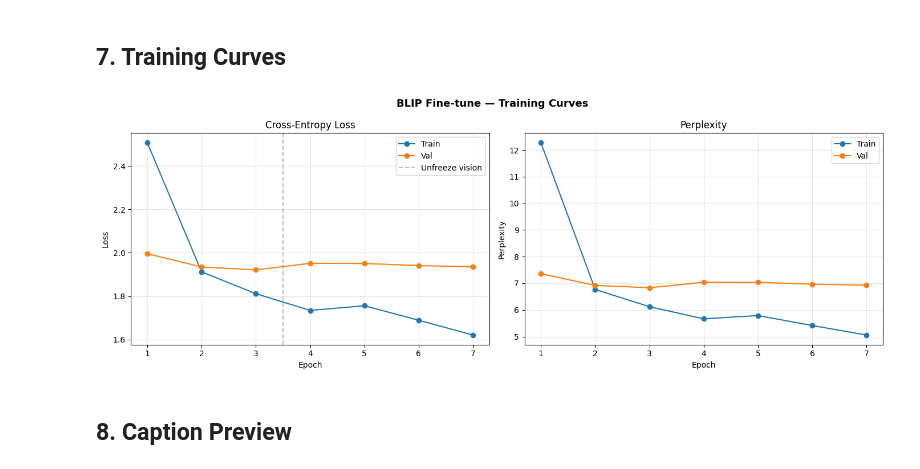
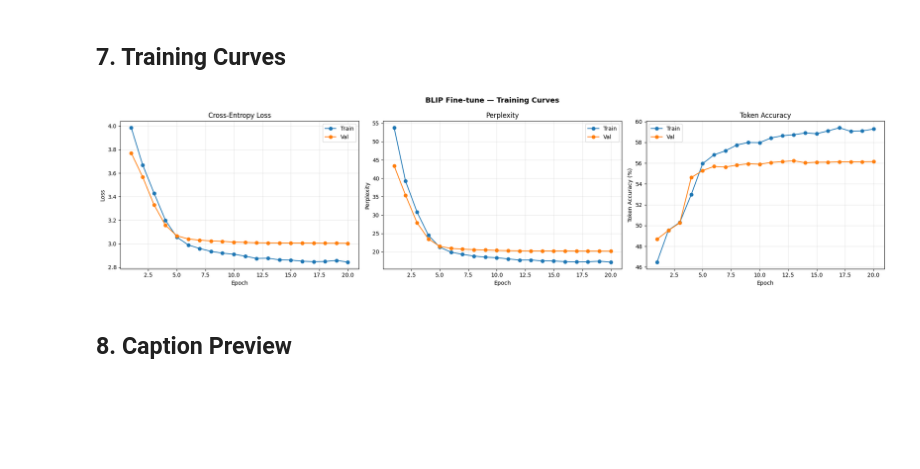
Before and after one commit to Reperi-toxi/Image-captioning, a Jupyter notebook: data-and-train.ipynb, the cells around one changed output. Cells and saved outputs as stored; diff of their text form; code cells hidden in the pictures; blank space fills up the shorter version.

```diff
--- a/data-and-train.ipynb
+++ b/data-and-train.ipynb
@@ -434,23 +399,11 @@ history = {
 best_val_loss    = float("inf")
 patience_counter = 0
 
-print(f"{'Epoch':>6}  {'Phase':>10}  {'Tr Loss':>8}  {'Tr PPL':>7}  {'Tr Acc':>7}  {'Val Loss':>8}  {'Val PPL':>8}  {'Val Acc':>8}")
-print("-" * 100)
+print(f"{'Epoch':>6}  {'Tr Loss':>8}  {'Tr PPL':>7}  {'Tr Acc':>7}  {'Val Loss':>9}  {'Val PPL':>8}  {'Val Acc':>8}  {'Time':>6}")
+print("-" * 85)
 
 for epoch in range(1, NUM_EPOCHS + 1):
     t0 = time.time()
-
-    if epoch == UNFREEZE_EPOCH:
-        # Unfreeze the entire text decoder (vision encoder stays frozen)
-        for p in model.text_decoder.parameters():
-            p.requires_grad = True
-        # Rebuild optimizer to include newly unfrozen params
-        optimizer = get_optimizer(model)
-        scheduler = torch.optim.lr_scheduler.LambdaLR(optimizer, lr_lambda)
-        trainable = sum(p.numel() for p in model.parameters() if p.requires_grad)
-        print(f"  Full decoder unfrozen — trainable params: {trainable:,}")
-
-    phase = "selective" if epoch < UNFREEZE_EPOCH else "full-dec"
 
     train_loss, train_acc = train_one_epoch(
         model, train_loader, optimizer, scheduler, scaler, DEVICE, ACCUM_STEPS
@@ -468,7 +421,7 @@ for epoch in range(1, NUM_EPOCHS + 1):
     history["train_acc"].append(train_acc)
     history["val_acc"].append(val_acc)
 
-    print(f"{epoch:>6}  {phase:>10}  {train_loss:>8.4f}  {train_ppl:>7.2f}  {train_acc:>6.2%}  "
+    print(f"{epoch:>6}  {train_loss:>8.4f}  {train_ppl:>7.2f}  {train_acc:>6.2%}  "
           f"{val_loss:>9.4f}  {val_ppl:>8.2f}  {val_acc:>7.2%}  {elapsed:>5.0f}s")
 
     if val_loss < best_val_loss:
@@ -507,27 +468,31 @@ Best val loss : 1.9216  |  Best val PPL: 6.83
 # %% [markdown]
 ## 7. Training Curves
 # %%
-epochs_ran = range(1, len(history['train_loss']) + 1)
+epochs_ran = range(1, len(history["train_loss"]) + 1)
 
-fig, axes = plt.subplots(1, 2, figsize=(14, 5))
+fig, axes = plt.subplots(1, 3, figsize=(20, 5))
 
-axes[0].plot(epochs_ran, history['train_loss'], label='Train', marker='o')
-axes[0].plot(epochs_ran, history['val_loss'],   label='Val',   marker='o')
-axes[0].axvline(x=UNFREEZE_EPOCH - 0.5, color='gray', linestyle='--', alpha=0.5, label='Unfreeze vision')
-axes[0].set_xlabel('Epoch'); axes[0].set_ylabel('Loss')
-axes[0].set_title('Cross-Entropy Loss'); axes[0].legend(); axes[0].grid(True, alpha=0.3)
+axes[0].plot(epochs_ran, history["train_loss"], label="Train", marker="o")
+axes[0].plot(epochs_ran, history["val_loss"],   label="Val",   marker="o")
+axes[0].set_xlabel("Epoch"); axes[0].set_ylabel("Loss")
+axes[0].set_title("Cross-Entropy Loss"); axes[0].legend(); axes[0].grid(True, alpha=0.3)
 
-axes[1].plot(epochs_ran, history['train_ppl'], label='Train', marker='o')
-axes[1].plot(epochs_ran, history['val_ppl'],   label='Val',   marker='o')
-axes[1].set_xlabel('Epoch'); axes[1].set_ylabel('Perplexity')
-axes[1].set_title('Perplexity'); axes[1].legend(); axes[1].grid(True, alpha=0.3)
+axes[1].plot(epochs_ran, history["train_ppl"], label="Train", marker="o")
+axes[1].plot(epochs_ran, history["val_ppl"],   label="Val",   marker="o")
+axes[1].set_xlabel("Epoch"); axes[1].set_ylabel("Perplexity")
+axes[1].set_title("Perplexity"); axes[1].legend(); axes[1].grid(True, alpha=0.3)
 
-plt.suptitle('BLIP Fine-tune — Training Curves', fontsize=13, fontweight='bold')
+axes[2].plot(epochs_ran, [a * 100 for a in history["train_acc"]], label="Train", marker="o")
+axes[2].plot(epochs_ran, [a * 100 for a in history["val_acc"]],   label="Val",   marker="o")
+axes[2].set_xlabel("Epoch"); axes[2].set_ylabel("Token Accuracy (%)")
+axes[2].set_title("Token Accuracy"); axes[2].legend(); axes[2].grid(True, alpha=0.3)
+
+plt.suptitle("BLIP Fine-tune — Training Curves", fontsize=13, fontweight="bold")
 plt.tight_layout()
-plt.savefig(SAVE_DIR / 'training_curves.png', dpi=150, bbox_inches='tight')
+plt.savefig(SAVE_DIR / "training_curves.png", dpi=150, bbox_inches="tight")
 plt.show()
 # %% [output]
-[figure, old version]
+[figure, new version]
 # %% [markdown]
 ## 8. Caption Preview
 # %%
```
Also changed, not shown: parts of 7 cells of this notebook.
